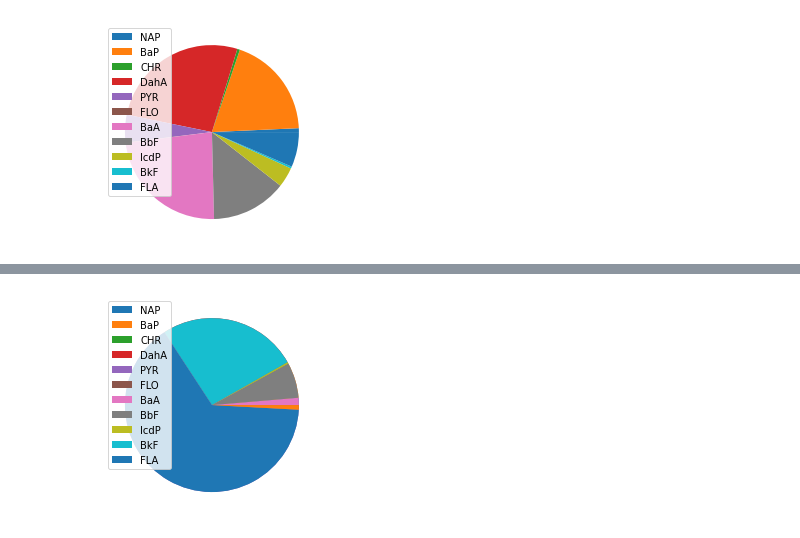
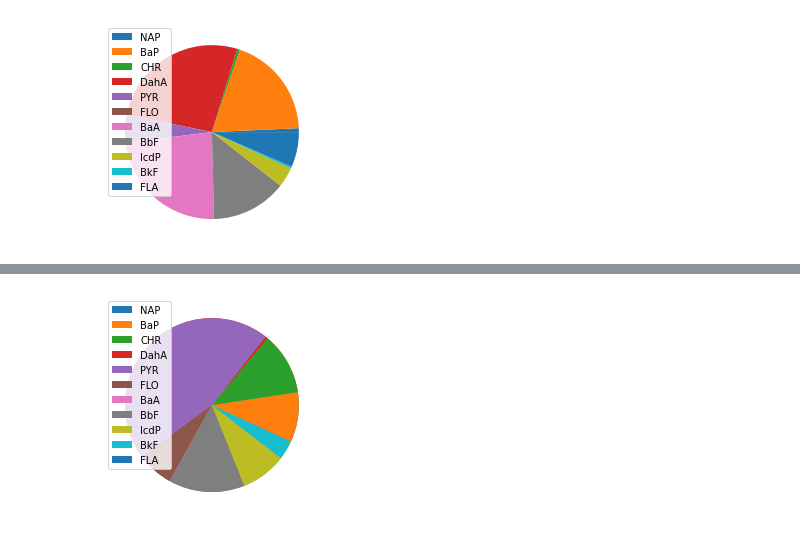
Before and after one commit to petridisha/paper-and-thesis, a Jupyter notebook: PAH Profile Characterization.ipynb, the cells around one changed output, grey strips where cells are left out. Cells and saved outputs as stored; diff of their text form; code cells hidden in the pictures.

```diff
--- a/PAH Profile Characterization.ipynb
+++ b/PAH Profile Characterization.ipynb
@@ -260,21 +382,38 @@ plt.show()
 # %%
 # generate pie charts with TEQs incorporated
 # test with agriculture
 
 nap_teq_ag = emission_totals[0][0] * 0.001
 bap_teq_ag = emission_totals[0][1]
 chr_teq_ag = emission_totals[0][2] * 0.011
 daha_teq_ag = emission_totals[0][3] * 3
-pyr_teq_ag = emission_totals[4][4] * 0.065
-flo_teq_ag = emission_totals[4][5] * 0.00075
+pyr_teq_ag = emission_totals[0][4] * 0.065
+flo_teq_ag = emission_totals[0][5] * 0.00075
+baa_teq_ag = emission_totals[0][6] * 0.35
+bbf_teq_ag = emission_totals[0][6] * 0.210000
+icdp_teq_ag = emission_totals[0][7] * 0.08
+bkf_teq_ag = emission_totals[0][8] * 0.03
+fla_teq_ag = emission_totals[0][10] * 0.052
 
-ag_teq = [nap_teq_ag, bap_teq_ag, chr_teq_ag, daha_teq_ag, pyr_teq_ag, flo_teq_ag]
+# ag_teq = [nap_teq_ag, bap_teq_ag, chr_teq_ag, daha_teq_ag, pyr_teq_ag, flo_teq_ag]
+
+ag_teq = [nap_teq_ag,
+          bap_teq_ag,
+          chr_teq_ag,
+          daha_teq_ag,
+          pyr_teq_ag,
+          flo_teq_ag,
+          baa_teq_ag,
+          bbf_teq_ag,
+          icdp_teq_ag,
+          bkf_teq_ag,
+          fla_teq_ag]
 
 ag_teq_pie = ag_teq / np.sum(ag_teq)
 plt.pie(ag_teq_pie)
 
 plt.pie(ag_teq_pie)
 plt.legend(species)
 plt.show()
 # %% [output]
-[figure, old version]
+[figure, new version]
```
Also changed, not shown: parts of 24 cells of this notebook.
